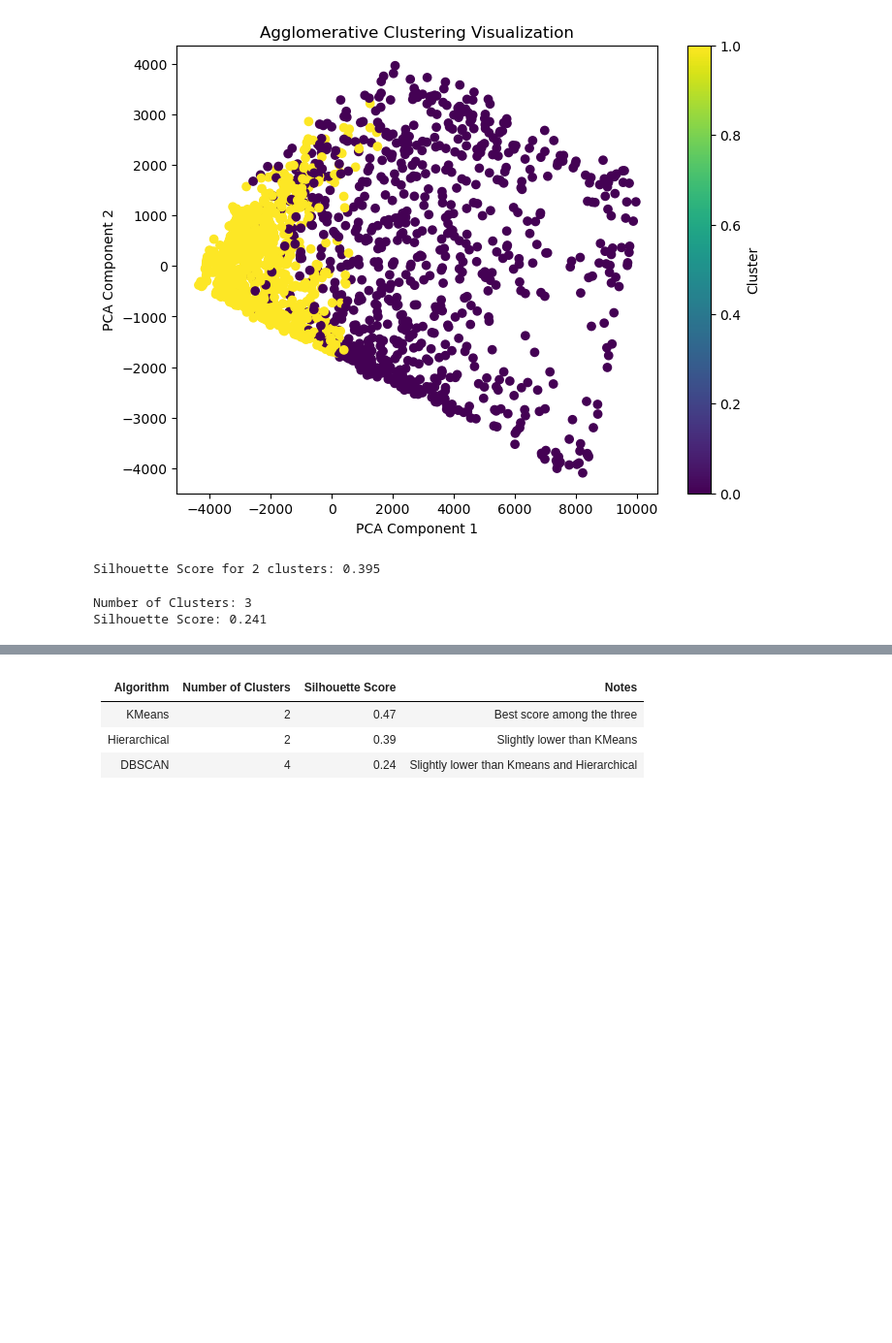
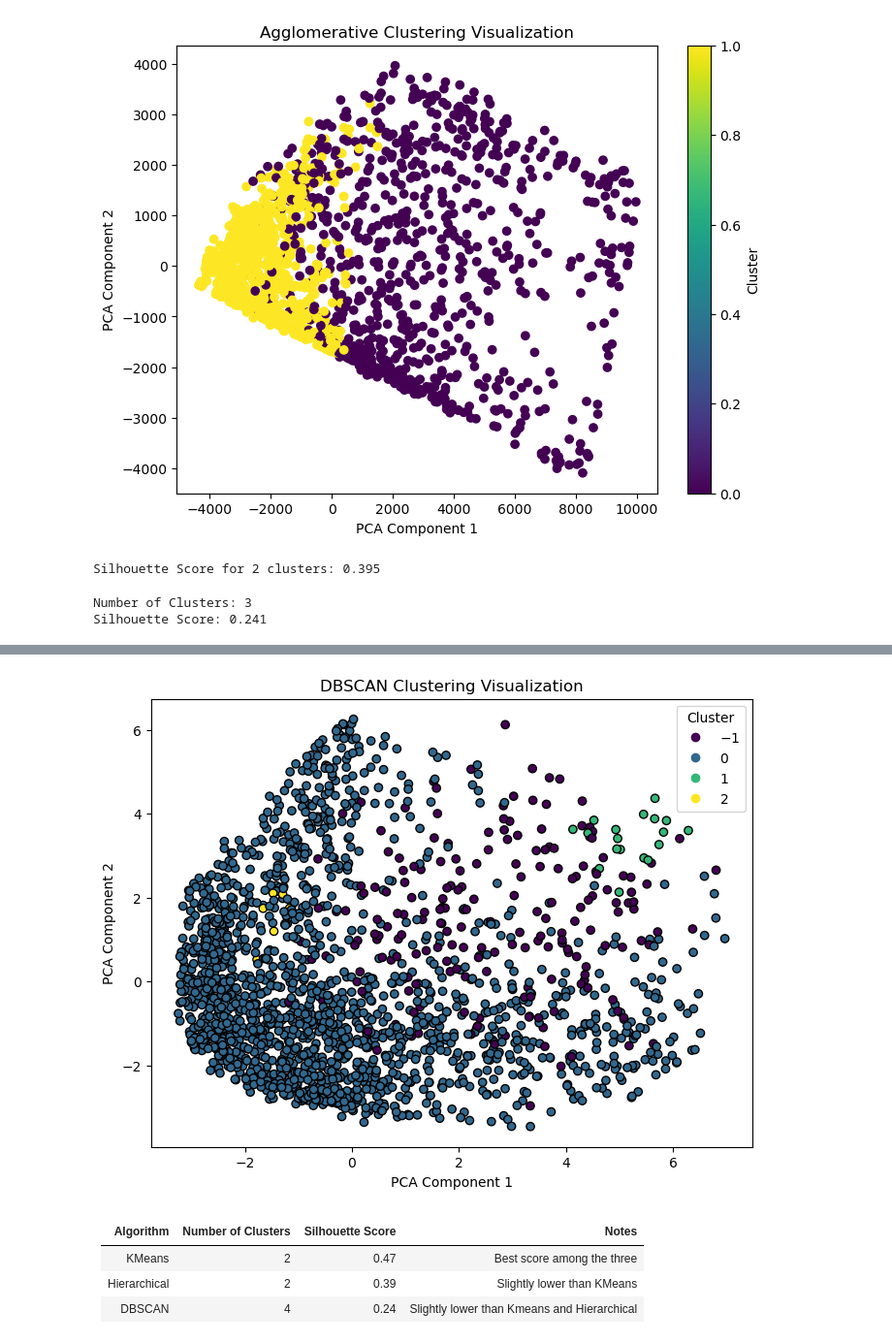
Before and after one commit to kavinkumartk/clustering-task, a Jupyter notebook: clustering.ipynb, the cells around one changed output, grey strips where cells are left out. Shown at 97% size. Saved outputs shown, nothing was run; the diff lists cells and outputs as text; code cells hidden in the pictures; blank space fills up the shorter version.

```diff
--- a/clustering.ipynb
+++ b/clustering.ipynb
@@ -153,3 +161,19 @@ plt.show()
+# %%
+import matplotlib.pyplot as plt
+from sklearn.decomposition import PCA
+
+pca = PCA(n_components=2)
+df_2d = pca.fit_transform(scaled_df)
+
+plt.figure(figsize=(8, 6))
+scatter = plt.scatter(df_2d[:, 0], df_2d[:, 1], c=labels, cmap='viridis', edgecolor='k')
+legend1 = plt.legend(*scatter.legend_elements(),title="Cluster",loc="upper right")
+plt.xlabel('PCA Component 1')
+plt.ylabel('PCA Component 2')
+plt.title('DBSCAN Clustering Visualization')
+plt.show()
+# %% [output]
+[figure, added]
 # %% [markdown]
 | Algorithm    | Number of Clusters | Silhouette Score | Notes                                   |
 | ------------ | ------------------ | ---------------- | --------------------------------------  |
```
Also changed, not shown: parts of 5 cells of this notebook, 1 other file.
